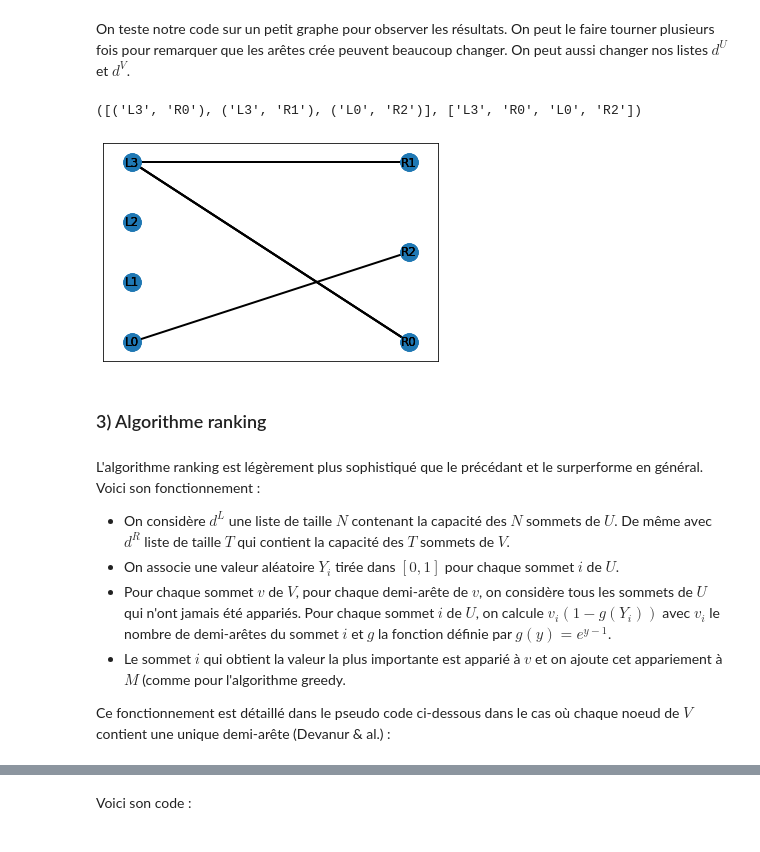
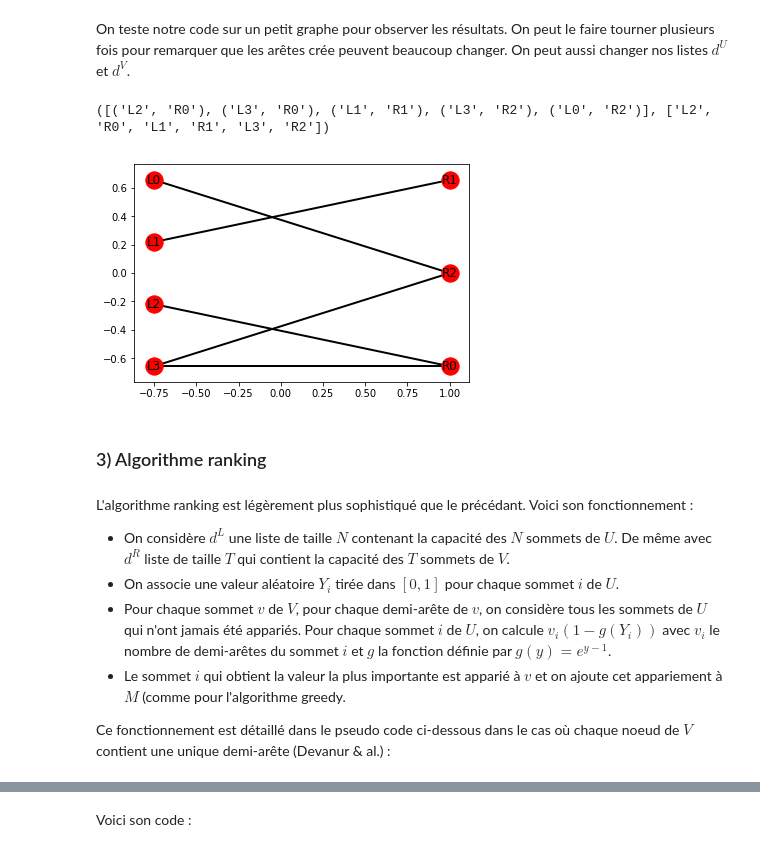
Before and after one commit to CamilleCoustaury/random-graphs-, a Jupyter notebook: Main_Notebook.ipynb, the cells around one changed output, grey strips where cells are left out. Saved outputs shown, nothing was run; the diff lists cells and outputs as text; code cells hidden in the pictures.

```diff
--- a/Main_Notebook.ipynb
+++ b/Main_Notebook.ipynb
@@ -46,24 +57,30 @@ Ainsi cet algorithme permet d'obtenir un match $M$. Voici un pseudo-code de cet
 Voici son code:
 # %%
 def gready(d_U,d_V, affichage = False):
-    #input :  two sequences5 of nonnegative integers
-    #d_U de taille N = degrés des sommet de U c'est à dire le nombre de demi arrete que comporte chaque somment de U
-    #d_V de taille T = degrés des sommets de V
+    """
+    input :  two sequences of nonnegative integers
+    d_U de taille N = degrés des sommet de U c'est à dire le nombre de demi arrete que comporte chaque somment de U
+    d_V de taille T = degrés des sommets de V
+
+    output: eps = liste des arrêtes reliées à la fin de l'algorithme
+            M = liste des sommets matchés
+    """
+    #INITIALISATION#
     N=len(d_U)
     T=len(d_V)
     M=[]
     eps=[]
-    #H0=half edges de U
     H=d_U[:]
-    ##### Pour le tracé #####
+
+    ##### Pour la visualisation du graphe  #####
     U=["L"+str(i) for i in range(len(d_U))]
     V=["R"+str(i) for i in range(len(d_V))]
     G = nx.Graph()
     G.add_nodes_from(U, bipartite=0)
     G.add_nodes_from(V,bipartite=1)
-    ########################
-    for t in range(T): #attention aux indices
-        #Pt=permutation(np.arrange(d_V[t]))
+    ###########################################
+
+    for t in range(T):
         #on considère que les aretes d'un meme sommet sont interchangeables
         for i in range(d_V[t]):
             nb_aretes_dispo=np.sum(H)
@@ -91,16 +108,16 @@ On teste notre code sur un petit graphe pour observer les résultats. On peut le
 # %%
 d_U=[2,3,1,3]
 d_V=[2,1,2]
 
-test = ranking(d_U,d_V, True)
+test = gready(d_U,d_V, True)
 print(test)
 # %% [output]
-([('L3', 'R0'), ('L3', 'R1'), ('L0', 'R2')], ['L3', 'R0', 'L0', 'R2'])
+([('L2', 'R0'), ('L3', 'R0'), ('L1', 'R1'), ('L3', 'R2'), ('L0', 'R2')], ['L2', 'R0', 'L1', 'R1', 'L3', 'R2'])
-[figure, old version]
+[figure, new version]
 # %% [markdown]
 ### 3) Algorithme ranking
 # %% [markdown]
-L'algorithme ranking est légèrement plus sophistiqué que le précédant et le surperforme en général. Voici son fonctionnement :
+L'algorithme ranking est légèrement plus sophistiqué que le précédant. Voici son fonctionnement :
 - On considère $d^L$ une liste de taille $N$ contenant la capacité des $N$ sommets de $U$. De même avec $d^R$ liste de taille $T$ qui contient la capacité des $T$ sommets de $V$.
 - On associe une valeur aléatoire $Y_i$ tirée dans $[0, 1]$ pour chaque sommet $i$ de $U$.
 - Pour chaque sommet $v$ de $V$, pour chaque demi-arête de $v$, on considère tous les sommets de $U$ qui n'ont jamais été appariés. Pour chaque sommet $i$ de $U$, on calcule $v_i(1-g(Y_i))$ avec $v_i$ le nombre de demi-arêtes du sommet $i$ et $g$ la fonction définie par $g(y) = e^{y-1}$.
```
Also changed, not shown: parts of 24 cells of this notebook, 11 other files.
